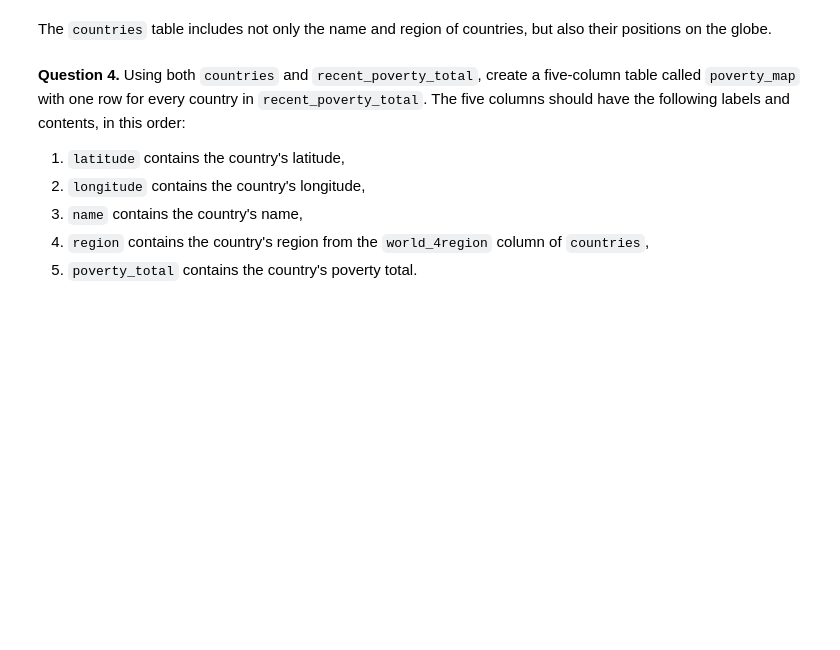
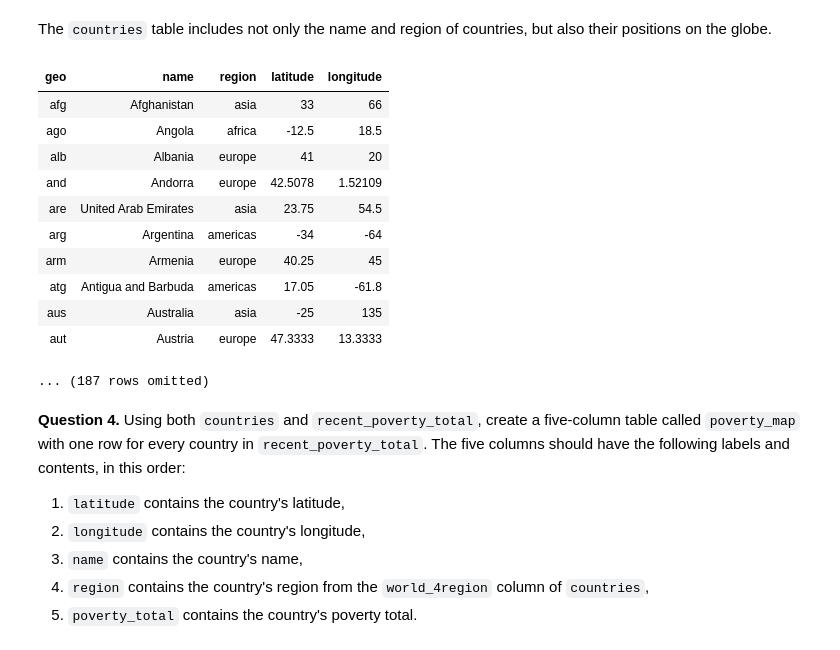
Before and after one commit to cblack-3/cblack-DA-Fall-Intro, a Jupyter notebook: Project 1/project1.ipynb, the cells around one changed output. Drawn from its saved outputs; the diff is of its cells as text; code cells hidden in the pictures; blank space fills up the shorter version.

```diff
--- a/Project 1/project1.ipynb
+++ b/Project 1/project1.ipynb
@@ -632,7 +680,21 @@ grader.check("q2_3")
 # %% [markdown]
 The `countries` table includes not only the name and region of countries, but also their positions on the globe.
 # %%
-countries.select('country', 'name', 'world_4region', 'latitude', 'longitude')
+countries_2 = countries.select('country', 'name', 'world_4region', 'latitude', 'longitude').relabel('country', 'geo').relabel('world_4region', 'region')
+countries_2
+# %% [output]
+| geo | name | region | latitude | longitude |
+| afg | Afghanistan | asia | 33 | 66 |
+| ago | Angola | africa | -12.5 | 18.5 |
+| alb | Albania | europe | 41 | 20 |
+| and | Andorra | europe | 42.5078 | 1.52109 |
+| are | United Arab Emirates | asia | 23.75 | 54.5 |
+| arg | Argentina | americas | -34 | -64 |
+| arm | Armenia | europe | 40.25 | 45 |
+| atg | Antigua and Barbuda | americas | 17.05 | -61.8 |
+| aus | Australia | asia | -25 | 135 |
+| aut | Austria | europe | 47.3333 | 13.3333 |
+... (187 rows omitted)
 # %% [markdown]
 **Question 4.** Using both `countries` and `recent_poverty_total`, create a five-column table called `poverty_map` with one row for every country in `recent_poverty_total`.  The five columns should have the following labels and contents, in this order:
 1. `latitude` contains the country's latitude,
```
Also changed, not shown: parts of 15 cells of this notebook, 2 other files.
